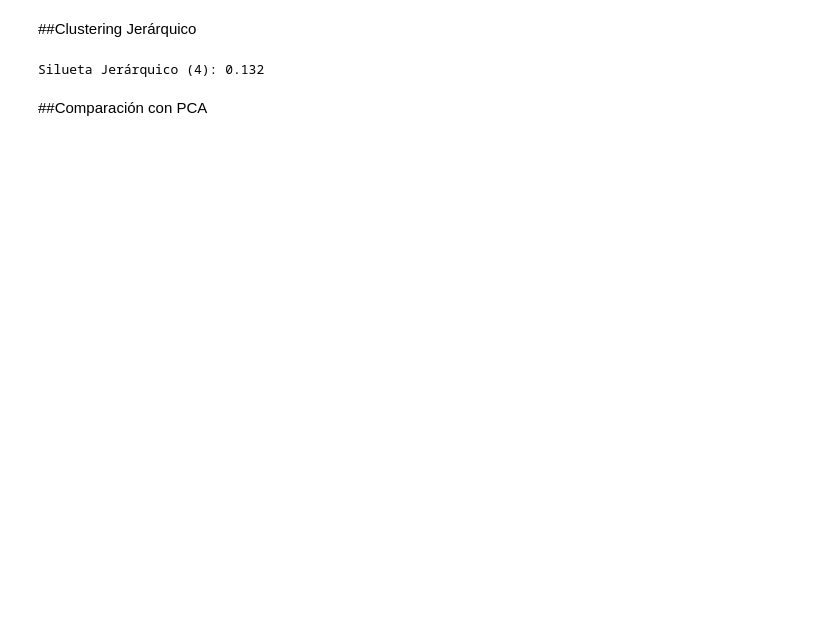
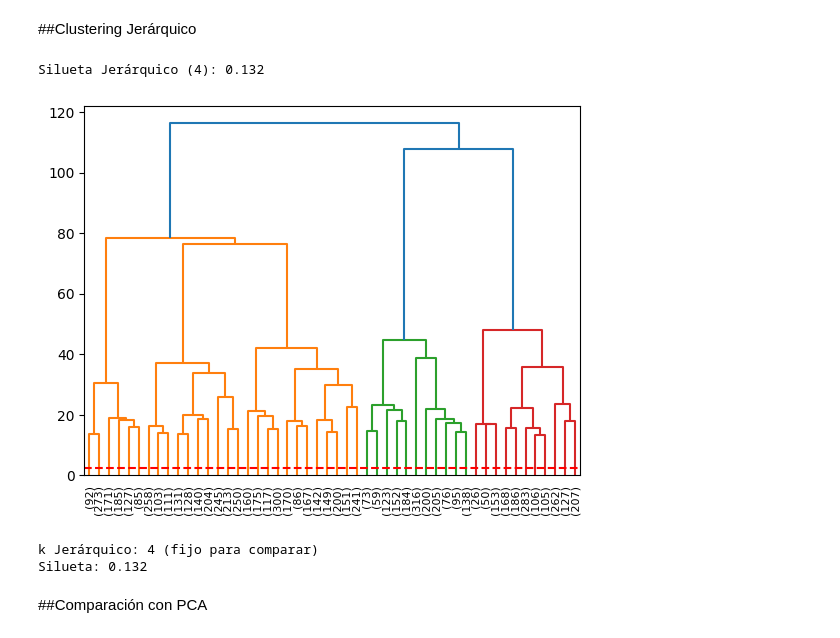
Before and after one commit to luisleonb/Proyecto_M7_ABP, a Jupyter notebook: Proyect__M7_ABP.ipynb, the cells around one changed output. Saved outputs shown, nothing was run; the diff lists cells and outputs as text; code cells hidden in the pictures; blank space fills up the shorter version.

```diff
--- a/Proyect__M7_ABP.ipynb
+++ b/Proyect__M7_ABP.ipynb
@@ -355,6 +380,22 @@ df['cluster_hier'] = hierarchical.fit_predict(X_pca)
 print(f"Silueta Jerárquico ({k_optimo}): {silhouette_score(X_pca, df['cluster_hier']):.3f}")
 # %% [output]
 Silueta Jerárquico (4): 0.132
+# %%
+# Jerárquico
+Z = linkage(X_pca, method='ward')
+dendrogram(Z, truncate_mode='lastp', p=50)
+plt.axhline(y=2.5, color='r', ls='--')  # k visual
+plt.show()
+
+
+# Clusters finales
+df['cluster_hier'] = fcluster(Z, criterion='maxclust', t=k_optimo)
+print(f"k Jerárquico: {k_optimo} (fijo para comparar)")
+print(f"Silueta: {silhouette_score(X_pca, df['cluster_hier']):.3f}")
+# %% [output]
+[figure, added]
+k Jerárquico: 4 (fijo para comparar)
+Silueta: 0.132
 # %% [markdown]
 ##Comparación con PCA
 # %%
```
Also changed, not shown: parts of 18 cells of this notebook.
